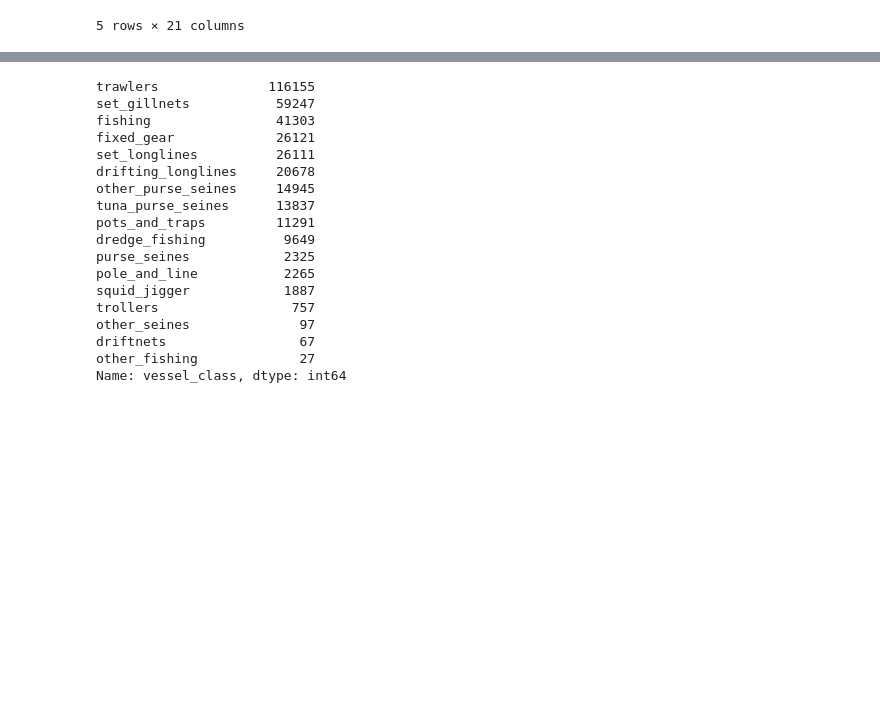
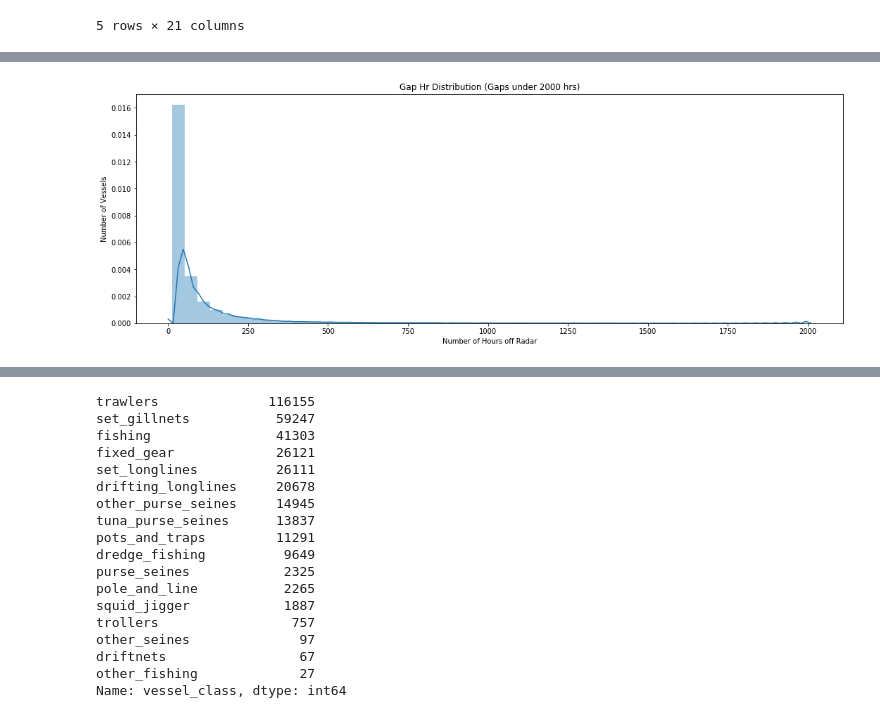
Before and after one commit to jessicarose00/Dark_to_Transparent, a Jupyter notebook: 03_EDA.ipynb, the cells around one changed output, grey strips where cells are left out. Saved outputs shown, nothing was run; the diff lists cells and outputs as text; code cells hidden in the pictures; blank space fills up the shorter version.

```diff
--- a/03_EDA.ipynb
+++ b/03_EDA.ipynb
@@ -92 +117,13 @@ gap_notreg.describe()
+# %%
+# check the distribution of gap hours
+
+high_gaps = gap_notreg[gap_notreg['gap_hours'] > 2000]
+low_gaps = gap_notreg[gap_notreg['gap_hours'] < 2000]
+
+plt.figure(figsize=(18,6))
+sns.distplot(low_gaps['gap_hours']).set(xlabel='Number of Hours off Radar',
+                                        ylabel='Number of Vessels',
+                                        title='Gap Hr Distribution (Under 2000 hrs)');
+# %% [output]
+[figure, added]
 # %%
```
Also changed, not shown: parts of 21 cells of this notebook, 3 other files.
